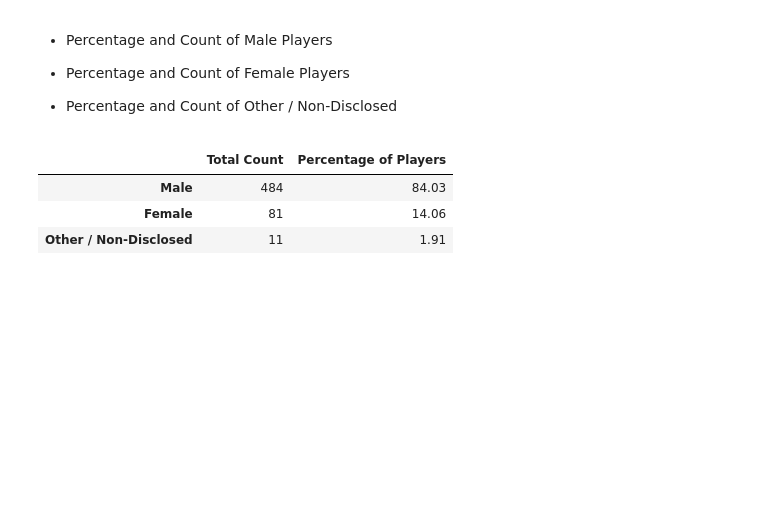
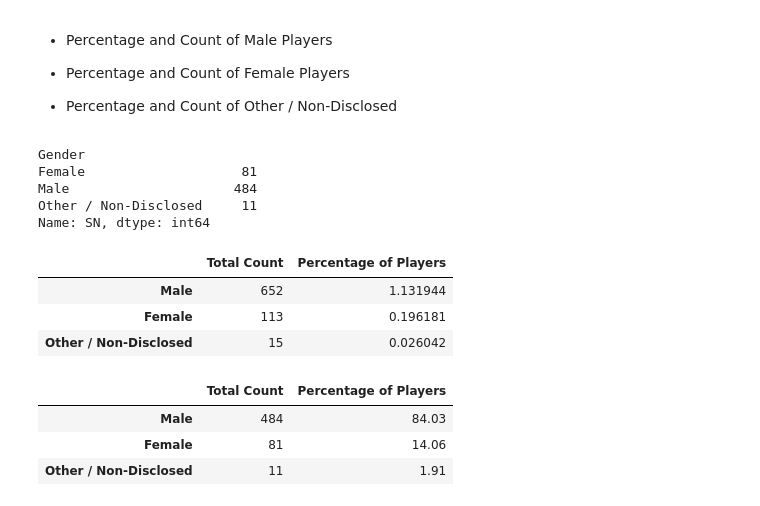
Before and after one commit to dc-liska/HeroesOfPymoli, a Jupyter notebook: HeroesOfPymoli.ipynb, the cells around one changed output. Drawn from its saved outputs; the diff is of its cells as text; code cells hidden in the pictures; blank space fills up the shorter version.

```diff
--- a/HeroesOfPymoli.ipynb
+++ b/HeroesOfPymoli.ipynb
@@ -79,6 +71,35 @@ aggregated_output = {}
 
 
 * Percentage and Count of Other / Non-Disclosed
+# %%
+#Outputs a list object with right counts, but not a table: gender_count_table = purchase_data_df.groupby('Gender')['SN'].nunique()
+
+gender_count_table
+# %% [output]
+Gender
+Female                    81
+Male                     484
+Other / Non-Disclosed     11
+Name: SN, dtype: int64
+# %%
+
+gender_count = purchase_data_df['Gender'].value_counts()
+gender_percent_players = purchase_data_df["Gender"].value_counts() / purchase_data_df['SN'].nunique()
+grouped_gender_df = purchase_data_df
+
+grouped_gender_df["Total Count"] = gender_count
+grouped_gender_df = purchase_data_df.groupby(['Gender'])
+#sorted_gender_df = grouped_gender_df.sort_values("Total Count", ascending=False)
+grouped_gender_df.count()
+
+gender_count_table = pd.DataFrame({"Total Count": gender_count,
+                                    "Percentage of Players": gender_percent_players })
+gender_count_table
+# %% [output]
+|  | Total Count | Percentage of Players |
+| Male | 652 | 1.131944 |
+| Female | 113 | 0.196181 |
+| Other / Non-Disclosed | 15 | 0.026042 |
 # %%
 # %% [output]
 |  | Total Count | Percentage of Players |
```
Also changed, not shown: parts of 10 cells of this notebook.
